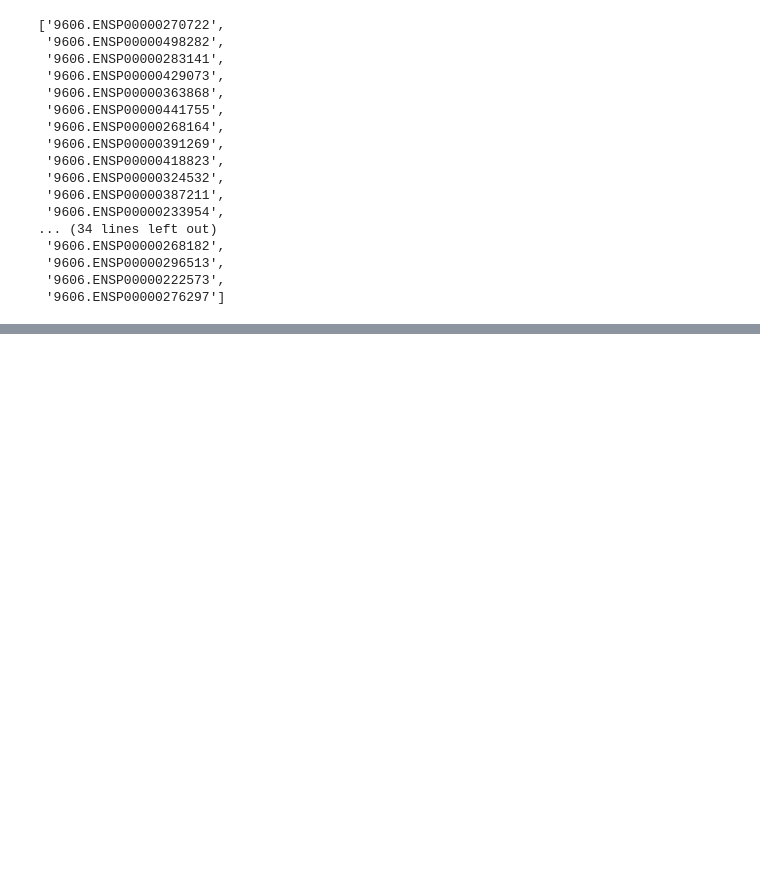
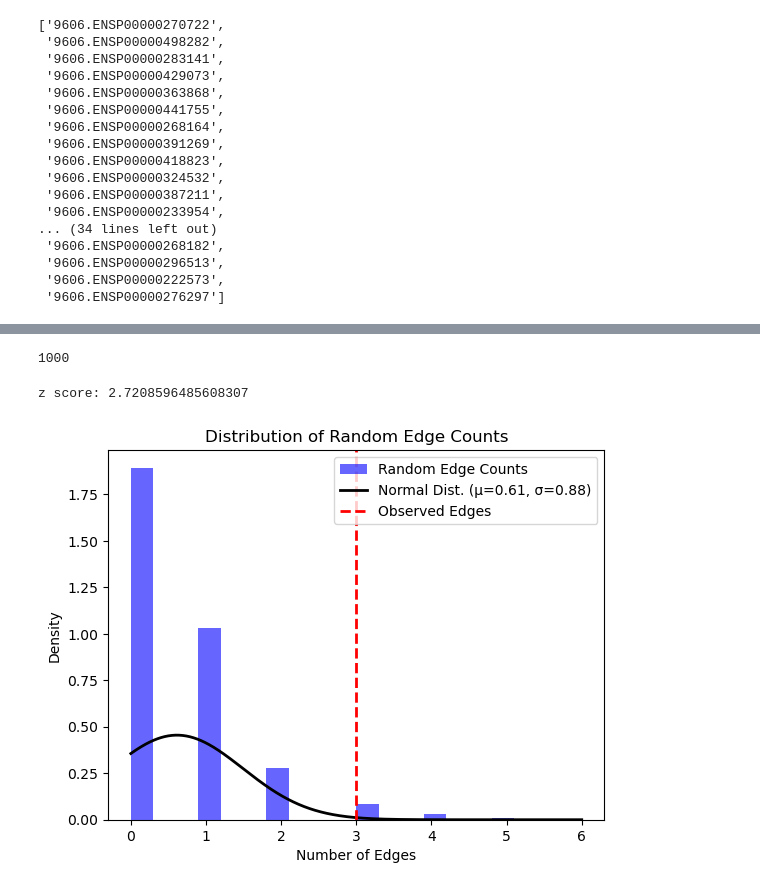
Before and after one commit to aliko27/TADandPPI, a Jupyter notebook: test.ipynb, the cells around one changed output, grey strips where cells are left out. Drawn from its saved outputs; the diff is of its cells as text; code cells hidden in the pictures; blank space fills up the shorter version.

Commit message:
changes to the class + plots

```diff
--- a/test.ipynb
+++ b/test.ipynb
@@ -24,0 +3,3 @@ Genes mapped to allergic rhinitis: ['RN7SL474P - FGF20', 'LINC02240', 'LINC02920
+# %%
+disease = Disease('psoriatic arthritis, psoriasis', 'EFO_0000676')
+disease.run()
@@ -50,0 +74,9 @@ Number of edges in the disease network: 8
+# %%
+len(disease.random_edges)
+# %% [output]
+1000
+# %%
+disease.compare_statistically()
+# %% [output]
+z score: 2.7208596485608307
+[figure, added]
```
Also changed, not shown: parts of 6 cells of this notebook, 8 other files.
